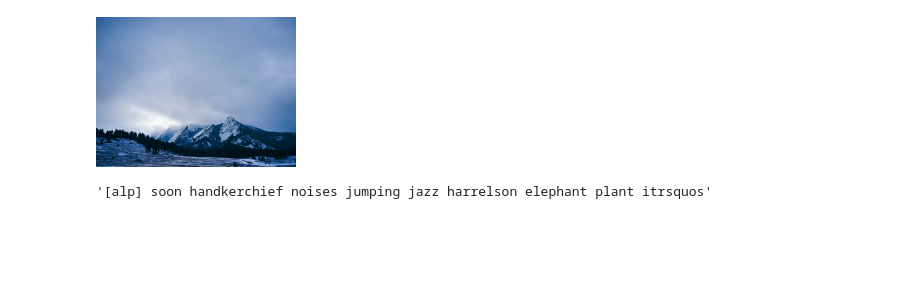
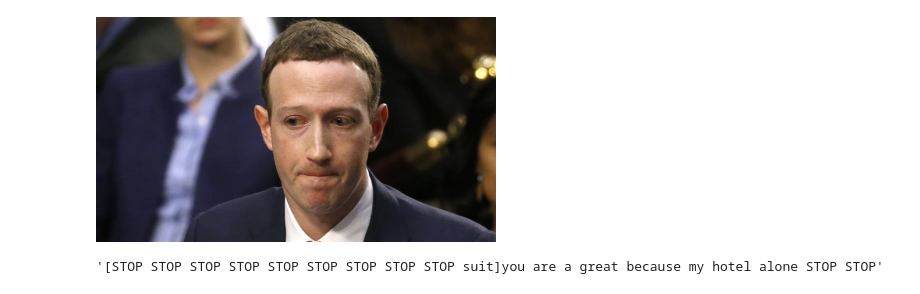
Before and after one commit to casassg/meme_puller, a Jupyter notebook: Auto_meme_captioner.ipynb, the cells around one changed output. Cells and saved outputs as stored; diff of their text form; code cells hidden in the pictures; blank space fills up the shorter version.

Commit message:
upload first ever caption Yayyy 🎉

```diff
--- a/Auto_meme_captioner.ipynb
+++ b/Auto_meme_captioner.ipynb
@@ -122,9 +98,9 @@ def caption_image(path):
 # %%
-path = 'flatirons.jpg'
-display(I_note(path, width=200, height=200))
+path = 'zuck.jpg'
+display(I_note(path, width=400, height=400))
 # %% [output]
-[figure, old version]
+[figure, new version]
 # %%
-caption_image(path)
+caption(path)
 # %% [output]
-'[alp] soon handkerchief noises jumping jazz harrelson elephant plant itrsquos'
+'[STOP STOP STOP STOP STOP STOP STOP STOP STOP suit]you are a great because my hotel alone STOP STOP'
```
Also changed, not shown: parts of 8 cells of this notebook, 1 other file.
